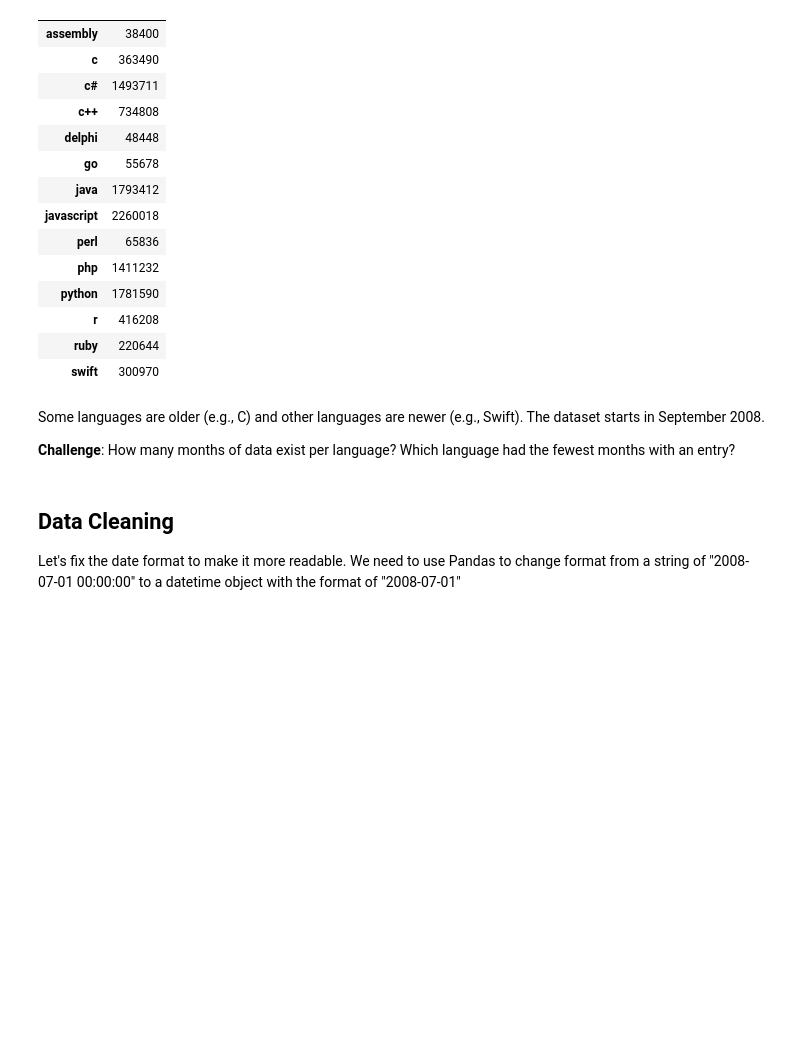
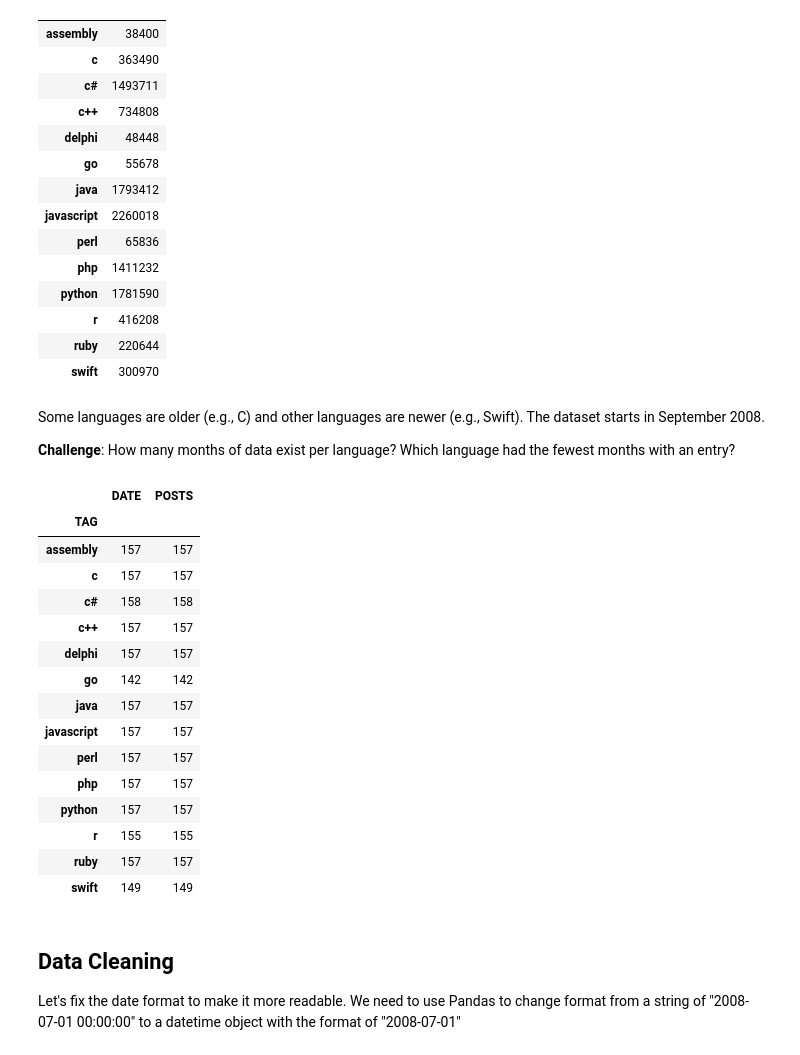
Before and after one commit to sid-py/100_days_of_code_python_new, a Jupyter notebook: day_72/Programming_Languages_(start).ipynb, the cells around one changed output. Saved outputs shown, nothing was run; the diff lists cells and outputs as text; code cells hidden in the pictures; blank space fills up the shorter version.

```diff
--- a/day_72/Programming_Languages_(start).ipynb
+++ b/day_72/Programming_Languages_(start).ipynb
@@ -78,6 +79,25 @@ df.groupby('TAG').sum()
 Some languages are older (e.g., C) and other languages are newer (e.g., Swift). The dataset starts in September 2008.
 
 **Challenge**: How many months of data exist per language? Which language had the fewest months with an entry?
+# %%
+df.groupby('TAG').count()
+# %% [output]
+|  | DATE | POSTS |
+| TAG |  |  |
+| assembly | 157 | 157 |
+| c | 157 | 157 |
+| c# | 158 | 158 |
+| c++ | 157 | 157 |
+| delphi | 157 | 157 |
+| go | 142 | 142 |
+| java | 157 | 157 |
+| javascript | 157 | 157 |
+| perl | 157 | 157 |
+| php | 157 | 157 |
+| python | 157 | 157 |
+| r | 155 | 155 |
+| ruby | 157 | 157 |
+| swift | 149 | 149 |
 # %% [markdown]
 ## Data Cleaning
 
```
Also changed, not shown: parts of 8 cells of this notebook.
